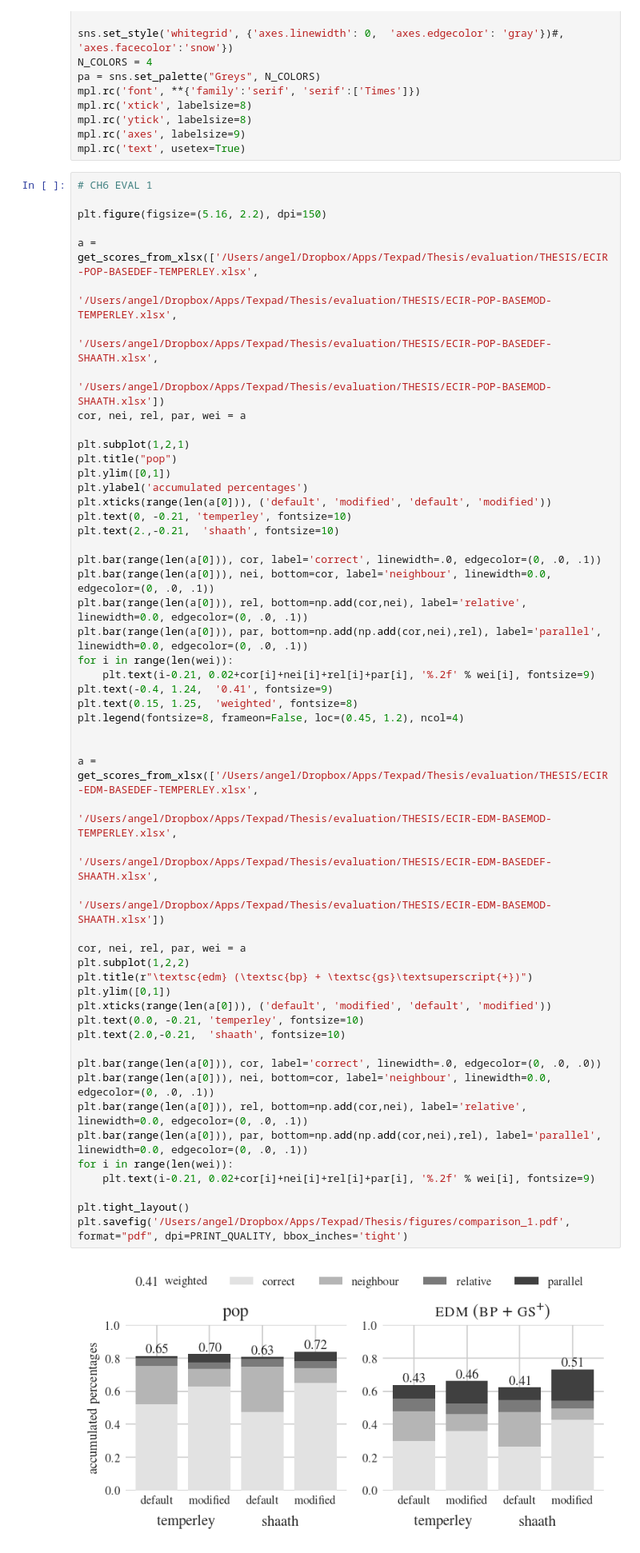
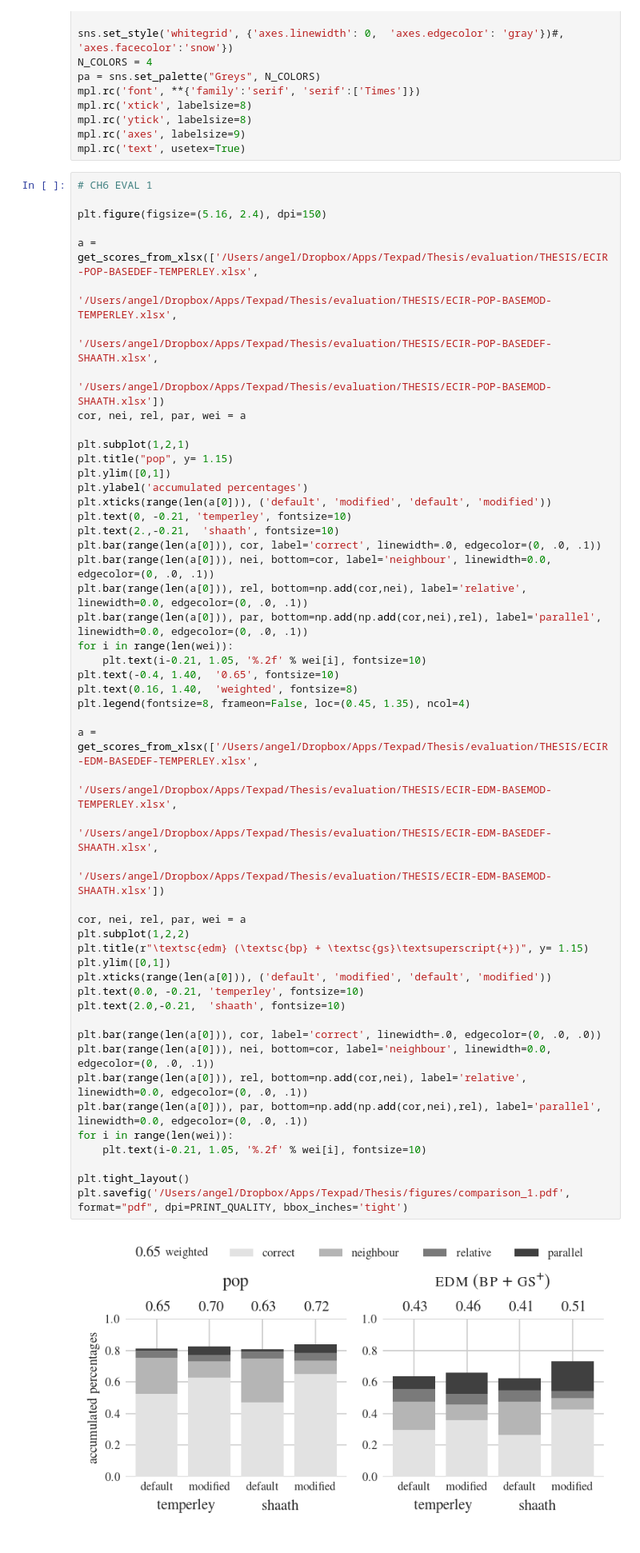
Before and after one commit to anxefaraldo/miran, a Jupyter notebook: notebooks/PLOT - Method Stepwise Evaluation.ipynb, the cells around one changed output. Shown: that part at 80% size. Saved outputs shown, nothing was run; the diff lists cells and outputs as text.

Commit message:
add defense plots

```diff
--- a/notebooks/PLOT - Method Stepwise Evaluation.ipynb
+++ b/notebooks/PLOT - Method Stepwise Evaluation.ipynb
@@ -17,7 +17,7 @@ mpl.rc('text', usetex=True)
 # %%
 # CH6 EVAL 1
 
-plt.figure(figsize=(5.16, 2.2), dpi=150)
+plt.figure(figsize=(5.16, 2.4), dpi=150)
 
 a = get_scores_from_xlsx(['/Users/angel/Dropbox/Apps/Texpad/Thesis/evaluation/THESIS/ECIR-POP-BASEDEF-TEMPERLEY.xlsx',
                           '/Users/angel/Dropbox/Apps/Texpad/Thesis/evaluation/THESIS/ECIR-POP-BASEMOD-TEMPERLEY.xlsx',
@@ -26,48 +26,46 @@ a = get_scores_from_xlsx(['/Users/angel/Dropbox/Apps/Texpad/Thesis/evaluation/TH
 cor, nei, rel, par, wei = a
 
 plt.subplot(1,2,1)
-plt.title("pop")
+plt.title("pop", y= 1.15)
 plt.ylim([0,1])
 plt.ylabel('accumulated percentages')
 plt.xticks(range(len(a[0])), ('default', 'modified', 'default', 'modified'))
 plt.text(0, -0.21, 'temperley', fontsize=10)
 plt.text(2.,-0.21,  'shaath', fontsize=10)
-
 plt.bar(range(len(a[0])), cor, label='correct', linewidth=.0, edgecolor=(0, .0, .1))
 plt.bar(range(len(a[0])), nei, bottom=cor, label='neighbour', linewidth=0.0, edgecolor=(0, .0, .1))
 plt.bar(range(len(a[0])), rel, bottom=np.add(cor,nei), label='relative', linewidth=0.0, edgecolor=(0, .0, .1))
 plt.bar(range(len(a[0])), par, bottom=np.add(np.add(cor,nei),rel), label='parallel', linewidth=0.0, edgecolor=(0, .0, .1))
 for i in range(len(wei)):
-    plt.text(i-0.21, 0.02+cor[i]+nei[i]+rel[i]+par[i], '%.2f' % wei[i], fontsize=9)
-plt.text(-0.4, 1.24,  '0.41', fontsize=9)
-plt.text(0.15, 1.25,  'weighted', fontsize=8)
-plt.legend(fontsize=8, frameon=False, loc=(0.45, 1.2), ncol=4)
-
+    plt.text(i-0.21, 1.05, '%.2f' % wei[i], fontsize=10)
+plt.text(-0.4, 1.40,  '0.65', fontsize=10)
+plt.text(0.16, 1.40,  'weighted', fontsize=8)
+plt.legend(fontsize=8, frameon=False, loc=(0.45, 1.35), ncol=4)
 
 a = get_scores_from_xlsx(['/Users/angel/Dropbox/Apps/Texpad/Thesis/evaluation/THESIS/ECIR-EDM-BASEDEF-TEMPERLEY.xlsx',
                           '/Users/angel/Dropbox/Apps/Texpad/Thesis/evaluation/THESIS/ECIR-EDM-BASEMOD-TEMPERLEY.xlsx',
                           '/Users/angel/Dropbox/Apps/Texpad/Thesis/evaluation/THESIS/ECIR-EDM-BASEDEF-SHAATH.xlsx',
                           '/Users/angel/Dropbox/Apps/Texpad/Thesis/evaluation/THESIS/ECIR-EDM-BASEMOD-SHAATH.xlsx'])
 
 cor, nei, rel, par, wei = a
 plt.subplot(1,2,2)
-plt.title(r"\textsc{edm} (\textsc{bp} + \textsc{gs}\textsuperscript{+})")
+plt.title(r"\textsc{edm} (\textsc{bp} + \textsc{gs}\textsuperscript{+})", y= 1.15)
 plt.ylim([0,1])
 plt.xticks(range(len(a[0])), ('default', 'modified', 'default', 'modified'))
 plt.text(0.0, -0.21, 'temperley', fontsize=10)
 plt.text(2.0,-0.21,  'shaath', fontsize=10)
 
 plt.bar(range(len(a[0])), cor, label='correct', linewidth=.0, edgecolor=(0, .0, .0))
 plt.bar(range(len(a[0])), nei, bottom=cor, label='neighbour', linewidth=0.0, edgecolor=(0, .0, .1))
 plt.bar(range(len(a[0])), rel, bottom=np.add(cor,nei), label='relative', linewidth=0.0, edgecolor=(0, .0, .1))
 plt.bar(range(len(a[0])), par, bottom=np.add(np.add(cor,nei),rel), label='parallel', linewidth=0.0, edgecolor=(0, .0, .1))
 for i in range(len(wei)):
-    plt.text(i-0.21, 0.02+cor[i]+nei[i]+rel[i]+par[i], '%.2f' % wei[i], fontsize=9)
+    plt.text(i-0.21, 1.05, '%.2f' % wei[i], fontsize=10)
 
 plt.tight_layout()
 plt.savefig('/Users/angel/Dropbox/Apps/Texpad/Thesis/figures/comparison_1.pdf', format="pdf", dpi=PRINT_QUALITY, bbox_inches='tight')
 # %% [output]
-[figure, old version]
+[figure, new version]
 # %%
 # CH6 EVAL 2
 
```
Also changed, not shown: parts of 9 cells of this notebook, 7 other files.
